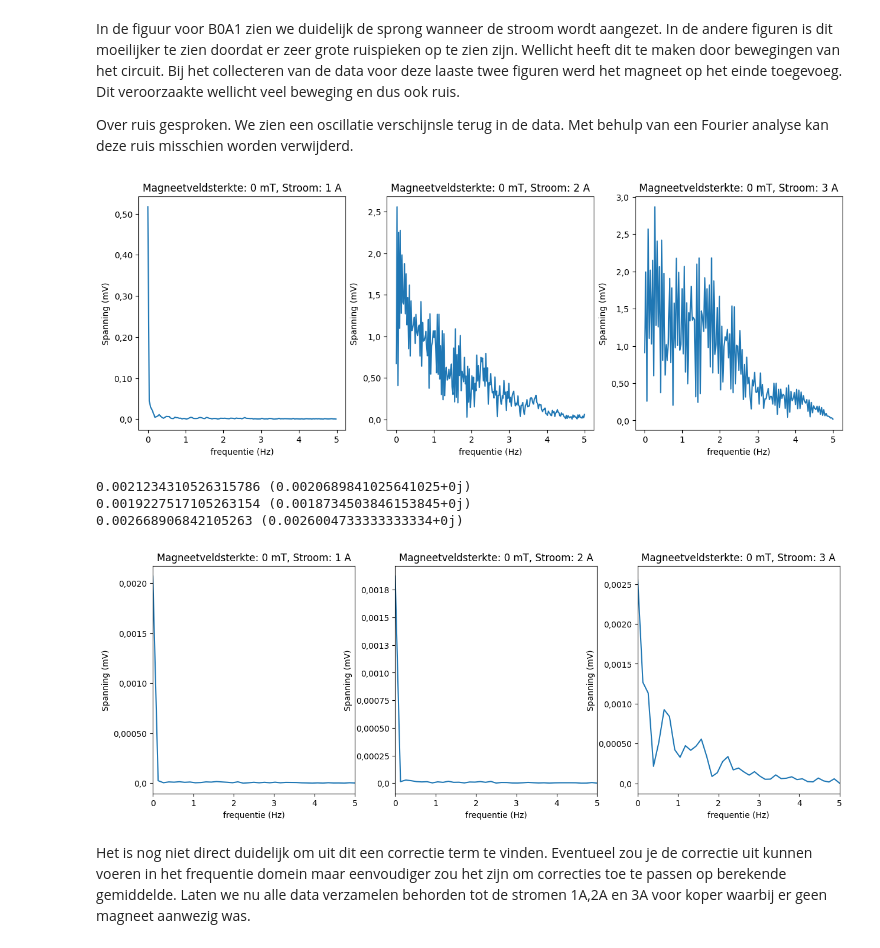
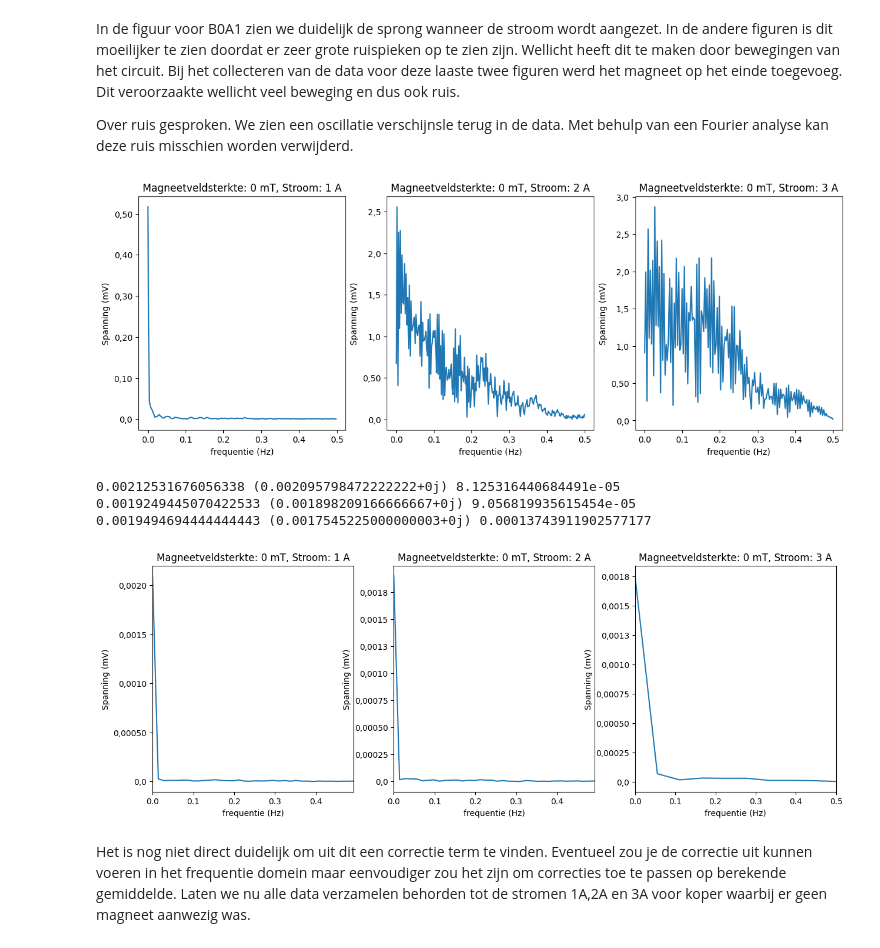
Before and after one commit to rashurko/HallEffect, a Jupyter notebook: vincent_belpaire_analysisfile.ipynb, the cells around one changed output. Cells and saved outputs as stored; diff of their text form; code cells hidden in the pictures.

```diff
--- a/vincent_belpaire_analysisfile.ipynb
+++ b/vincent_belpaire_analysisfile.ipynb
@@ -33,13 +33,13 @@ def read_data(file):
 # %% [markdown]
 ## Data analysis
 # %%
-Ts = 0.1 # s (sampling periode) used delay was 100ms
+Ts = 1 # s (sampling periode) used delay was 100ms
 Fs = 1/Ts # Hz (sampling frequency)
 # %%
 def plot_hall(ax,x,y,B,I):
     ax.plot(x,y)
     ax.yaxis.set_major_formatter(ticker.StrMethodFormatter('{x:#.2n}'))
-    ax.set_xlabel('tijd (s)')
+    ax.set_xlabel('Sample')
     ax.set_ylabel('Spanning (mV)')
     ax.set_title(f'Magneetveldsterkte: {B} mT, Stroom: {I} A')
 
@@ -49,3 +49,29 @@ def plot_fft(ax,x,y,B,I):
     ax.set_xlabel('frequentie (Hz)')
     ax.set_ylabel('Spanning (mV)')
     ax.set_title(f'Magneetveldsterkte: {B} mT, Stroom: {I} A')
+
+def plot_hall_mean(ax, U1_mean, U2_mean, U3_mean, t1_interval, t2_interval, t3_interval, B, I):
+    # Plotting horizontal lines
+    ax.plot(t1_interval, [U1_mean, U1_mean], color='red')
+    ax.plot(t2_interval, [U2_mean, U2_mean], color='red')
+    ax.plot(t3_interval, [U3_mean, U3_mean], color='red')
+    ax.plot(t3_interval, [U2_mean, U2_mean], linestyle='--', color='black')
+
+    # Plotting vertical lines
+    ax.plot([t1_interval[-1], t1_interval[-1]], [U1_mean, U2_mean], color='red')
+    ax.plot([t2_interval[-1], t2_interval[-1]], [U2_mean, U3_mean], color='red')
+
+    # Plotting the vertical line that indicates the difference between U2 and U3
+    t_line = t3_interval[0] + (t3_interval[1] - t3_interval[0]) / 2
+
+    # Adding arrows at the ends
+    ax.annotate('', xy=(t_line, U2_mean), xytext=(t_line, U2_mean - (U2_mean - U3_mean)),
+                 arrowprops=dict(facecolor='black', arrowstyle='<|-|>', linewidth=0.5))
+
+    # Adding U_H
+    ax.text(t_line + 0.5, abs(U2_mean - (U2_mean - U3_mean) / 2), f'$U_H = {round(abs(U2_mean - U3_mean)*(10**6), 2)}$ nV', fontsize=10, color='black')
+
+    ax.yaxis.set_major_formatter(ticker.StrMethodFormatter('{x:#.2n}'))
+    ax.set_xlabel('Sample')
+    ax.set_ylabel('Spanning (mV)')
+    ax.set_title(f'Magneetveldsterkte: {B} mT, Stroom: {I} A')
@@ -74,7 +107,7 @@ for i in range(3):
 # aanpassen van de time window
 
 fig, ax = plt.subplots(ncols=3,figsize=(15,5))
-Tmin,Tmax = [4,5,0],[25,14,4]
+Tmin,Tmax = [40,50,0],[250,140,40]
 #Tmin = [0,0,0]
 
 for i in range(3):
@@ -103,30 +136,33 @@ for i in range(3):
     f = Fs*np.fft.rfftfreq(len(x))
     plot_fft(ax[i],f,X,B,A[i])
 # %% [output]
-[figure, old version]
+[figure, new version]
 # %%
 # aanpassen van de window
 
 fig, ax = plt.subplots(ncols=3,figsize=(15,5))
 
 for i in range(3):
 
     x = read_data(file(B,A[i]))
     N = len(x)
     t = Ts*np.arange(N)
-    tmin,tmax = 6.5,14
+    if i != 2:
+        tmin,tmax = 70,140
+    else:
+        tmin, tmax = 18, 35
     X = np.fft.rfft(x[np.logical_and(tmin <= t, t <= tmax)])
     f = Fs*np.fft.rfftfreq(len(x[np.logical_and(tmin <= t, t <= tmax)]))
     fmin,fmax = 0,max(f)
     AX = np.abs(X)/(2*len(X))
     plot_fft(ax[i],f[np.logical_and(fmin <= f, f <= fmax)],AX[np.logical_and(fmin <= f, f <= fmax)],B,A[i])
     ax[i].set_xlim(fmin,fmax)
-    print(np.mean(x[np.logical_and(tmin <= t, t <= tmax)]),X[0]/(2*len(X)))
+    print(np.mean(x[np.logical_and(tmin <= t, t <= tmax)]),X[0]/(2*len(X)), np.std(x[np.logical_and(tmin <= t, t <= tmax)]))
 # %% [output]
-0.0021234310526315786 (0.0020689841025641025+0j)
-0.0019227517105263154 (0.0018734503846153845+0j)
-0.002668906842105263 (0.0026004733333333334+0j)
+0.00212531676056338 (0.002095798472222222+0j) 8.125316440684491e-05
+0.0019249445070422533 (0.001898209166666667+0j) 9.056819935615454e-05
+0.0019494694444444443 (0.0017545225000000003+0j) 0.00013743911902577177
-[figure, old version]
+[figure, new version]
 # %% [markdown]
 Het is nog niet direct duidelijk om uit dit een correctie term te vinden. Eventueel zou je de correctie uit kunnen voeren in het frequentie domein maar eenvoudiger zou het zijn om correcties toe te passen op berekende gemiddelde. Laten we nu alle data verzamelen behorden tot de stromen 1A,2A en 3A voor koper waarbij er geen magneet aanwezig was.
 # %%
```
Also changed, not shown: parts of 28 cells of this notebook.
